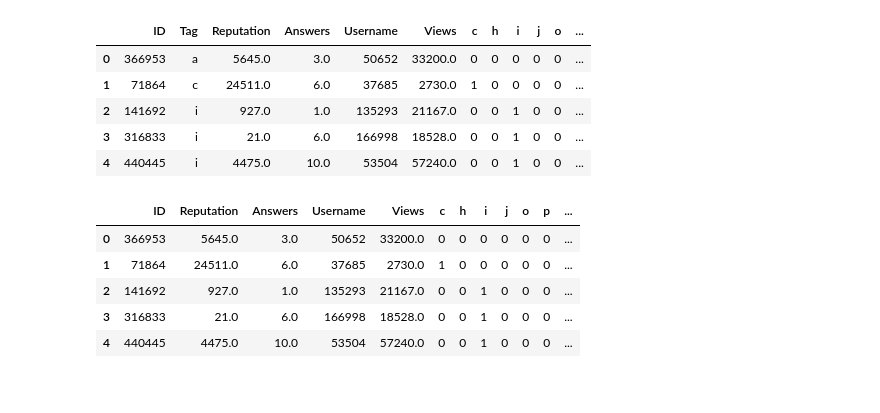
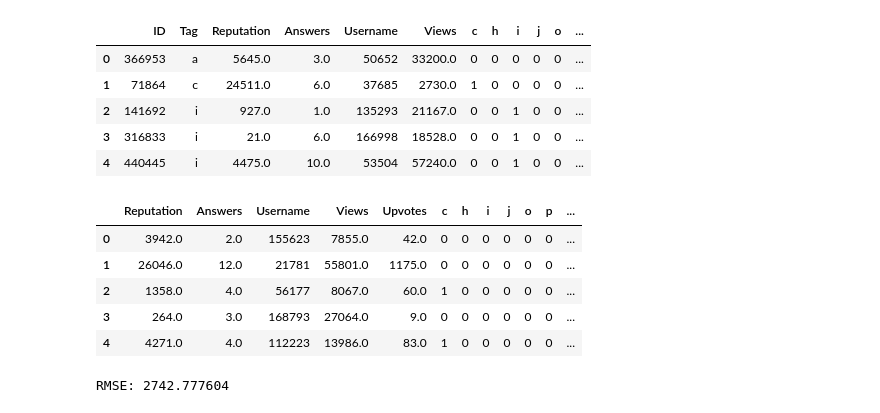
Before and after one commit to manan-arya/Analytics_Vidhya_Competition, a Jupyter notebook: XGBoost_CV.ipynb, the cells around one changed output. Drawn from its saved outputs; the diff is of its cells as text; code cells hidden in the pictures.

```diff
--- a/XGBoost_CV.ipynb
+++ b/XGBoost_CV.ipynb
@@ -72,10 +75,13 @@ test.drop("Tag",axis=1,inplace=True)
+# %%
+train.drop("ID",axis=1,inplace=True)
+test.drop("ID",axis=1,inplace=True)
 # %%
-test.head()
+train.head()
 # %% [output]
-|  | ID | Reputation | Answers | Username | Views | c | h | i | j | o | p | ... |
-| 0 | 366953 | 5645.0 | 3.0 | 50652 | 33200.0 | 0 | 0 | 0 | 0 | 0 | 0 | ... |
-| 1 | 71864 | 24511.0 | 6.0 | 37685 | 2730.0 | 1 | 0 | 0 | 0 | 0 | 0 | ... |
-| 2 | 141692 | 927.0 | 1.0 | 135293 | 21167.0 | 0 | 0 | 1 | 0 | 0 | 0 | ... |
-| 3 | 316833 | 21.0 | 6.0 | 166998 | 18528.0 | 0 | 0 | 1 | 0 | 0 | 0 | ... |
-| 4 | 440445 | 4475.0 | 10.0 | 53504 | 57240.0 | 0 | 0 | 1 | 0 | 0 | 0 | ... |
+|  | Reputation | Answers | Username | Views | Upvotes | c | h | i | j | o | p | ... |
+| 0 | 3942.0 | 2.0 | 155623 | 7855.0 | 42.0 | 0 | 0 | 0 | 0 | 0 | 0 | ... |
+| 1 | 26046.0 | 12.0 | 21781 | 55801.0 | 1175.0 | 0 | 0 | 0 | 0 | 0 | 0 | ... |
+| 2 | 1358.0 | 4.0 | 56177 | 8067.0 | 60.0 | 1 | 0 | 0 | 0 | 0 | 0 | ... |
+| 3 | 264.0 | 3.0 | 168793 | 27064.0 | 9.0 | 0 | 0 | 0 | 0 | 0 | 0 | ... |
+| 4 | 4271.0 | 4.0 | 112223 | 13986.0 | 83.0 | 1 | 0 | 0 | 0 | 0 | 0 | ... |
 # %%
@@ -88,0 +92,11 @@ test_arr = test.as_matrix()
+# %%
+DM_train = xgb.DMatrix(data=X_train,label=y_train)
+DM_test = xgb.DMatrix(data=X_test,label=y_test)
+params = {"booster":"gblinear","objective":"reg:linear"}
+xg_reg = xgb.train(params = params, dtrain=DM_train,num_boost_round=200)
+
+preds = xg_reg.predict(DM_test)
+rmse = np.sqrt(mean_squared_error(y_test,preds))
+print("RMSE: %f" % (rmse))
+# %% [output]
+RMSE: 2742.777604
```
Also changed, not shown: parts of 26 cells of this notebook.
